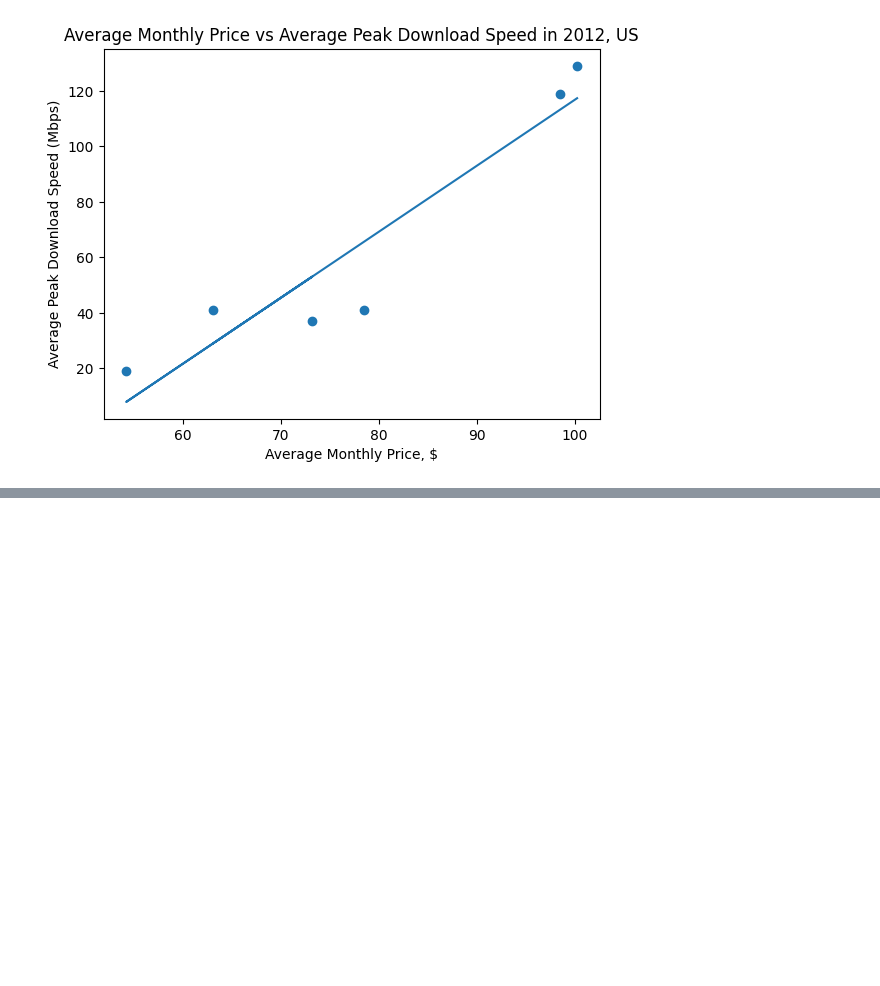
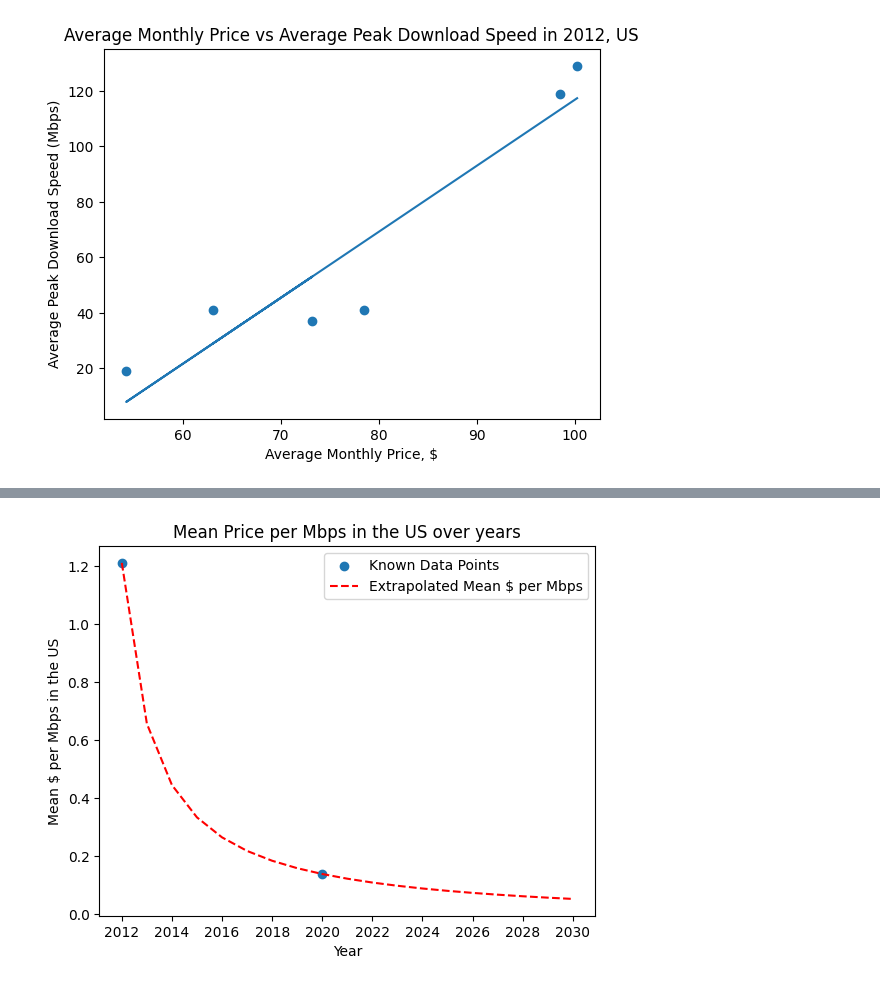
Before and after one commit to Flippergail/m3challenge, a Jupyter notebook: 2021Q1US.ipynb, the cells around one changed output, grey strips where cells are left out. Drawn from its saved outputs; the diff is of its cells as text; code cells hidden in the pictures; blank space fills up the shorter version.

```diff
--- a/2021Q1US.ipynb
+++ b/2021Q1US.ipynb
@@ -236,0 +210,21 @@ plt.show()
+# %%
+# calculate the mean price per Mbps for each year
+avgDownloadSpeed = USBandwidthDF.groupby("Year")["Average Peak Download Speed (Mbps)"].mean()
+avgPrice = USBandwidthDF.groupby("Year")["Average Monthly Price, $"].mean()
+meanPricePerMbps = avgPrice / avgDownloadSpeed
+
+# meanPricePerMbps
+plt.scatter(meanPricePerMbps.index, meanPricePerMbps.values)
+plt.xlabel("Year")
+plt.ylabel("Mean $ per Mbps in the US")
+plt.title("Mean Price per Mbps in the US over years")
+
+extrapolated_years = np.arange(2012, 2031)
+plt.plot(extrapolated_years, (mMonthlyPrice*extrapolated_years + bMonthlyPrice)/(mDownloadSpeed*extrapolated_years + bDownloadSpeed), "r--")
+plt.xticks(np.arange(2012, 2031, 2))
+
+plt.legend(["Known Data Points", "Extrapolated Mean $ per Mbps"])
+
+plt.show()
+# %% [output]
+[figure, added]
```
Also changed, not shown: parts of 2 cells of this notebook, 2 other files.
